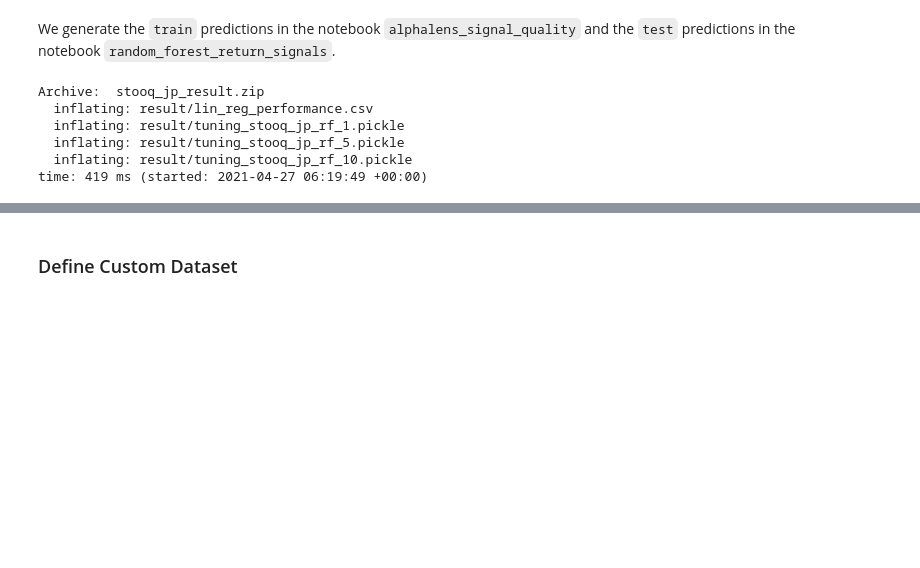
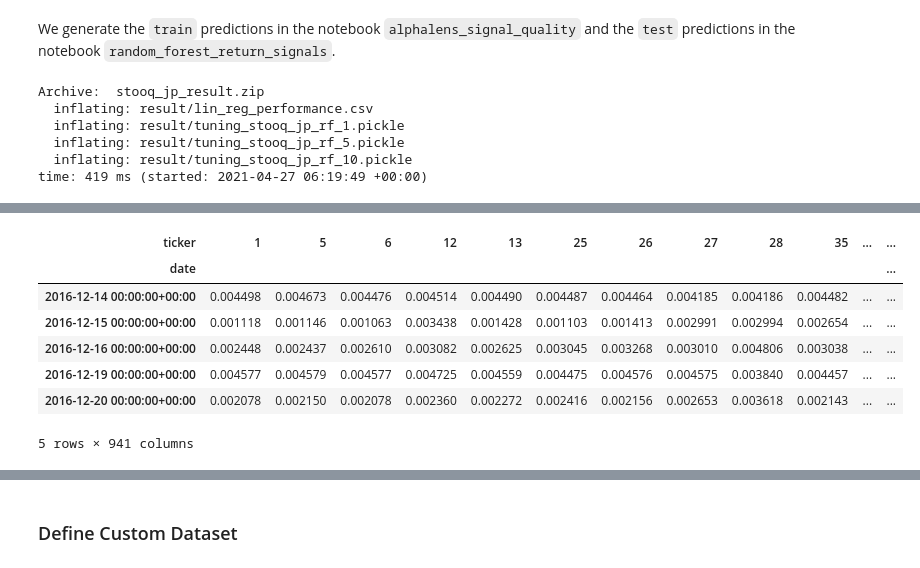
Before and after one commit to lbk209/random_forests, a Jupyter notebook: 04_backtesting_with_zipline.ipynb, the cells around one changed output, grey strips where cells are left out. Cells and saved outputs as stored; diff of their text form; code cells hidden in the pictures; blank space fills up the shorter version.

```diff
--- a/04_backtesting_with_zipline.ipynb
+++ b/04_backtesting_with_zipline.ipynb
@@ -210,14 +227,17 @@ time: 419 ms (started: 2021-04-27 06:19:49 +00:00)
 # prediction (test_*.csv) has both of training & test periods
 # which is shown in return plots
 
-def load_predictions(bundle):
+def load_predictions(bundle, positions=5):
+    """
+    positions: num of top positions to use
+    """
     t = 1
     df = (pd.read_csv(path_result / f'test_{t:02}.csv', parse_dates=['date'])
             .set_index(['ticker','date'])
             .sort_index(level=['ticker','date'])
          )
     df = df[~df.index.duplicated()].drop('y_test', axis=1)
-    predictions = df.iloc[:, :5].mean(1).to_frame('predictions')
+    predictions = df.iloc[:, :positions].mean(1).to_frame('predictions')
 
     tickers = predictions.index.get_level_values('ticker').unique().tolist()
 
@@ -247,0 +268,11 @@ time: 61.6 ms (started: 2021-04-29 12:09:33 +00:00)
+# %%
+predictions.head()
+# %% [output]
+| ticker | 1 | 5 | 6 | 12 | 13 | 25 | 26 | 27 | 28 | 35 | ... | ... |
+| date |  |  |  |  |  |  |  |  |  |  |  | ... |
+| 2016-12-14 00:00:00+00:00 | 0.004498 | 0.004673 | 0.004476 | 0.004514 | 0.004490 | 0.004487 | 0.004464 | 0.004185 | 0.004186 | 0.004482 | ... | ... |
+| 2016-12-15 00:00:00+00:00 | 0.001118 | 0.001146 | 0.001063 | 0.003438 | 0.001428 | 0.001103 | 0.001413 | 0.002991 | 0.002994 | 0.002654 | ... | ... |
+| 2016-12-16 00:00:00+00:00 | 0.002448 | 0.002437 | 0.002610 | 0.003082 | 0.002625 | 0.003045 | 0.003268 | 0.003010 | 0.004806 | 0.003038 | ... | ... |
+| 2016-12-19 00:00:00+00:00 | 0.004577 | 0.004579 | 0.004577 | 0.004725 | 0.004559 | 0.004475 | 0.004576 | 0.004575 | 0.003840 | 0.004457 | ... | ... |
+| 2016-12-20 00:00:00+00:00 | 0.002078 | 0.002150 | 0.002078 | 0.002360 | 0.002272 | 0.002416 | 0.002156 | 0.002653 | 0.003618 | 0.002143 | ... | ... |
+5 rows × 941 columns
```
Also changed, not shown: parts of 27 cells of this notebook, 2 other files.
